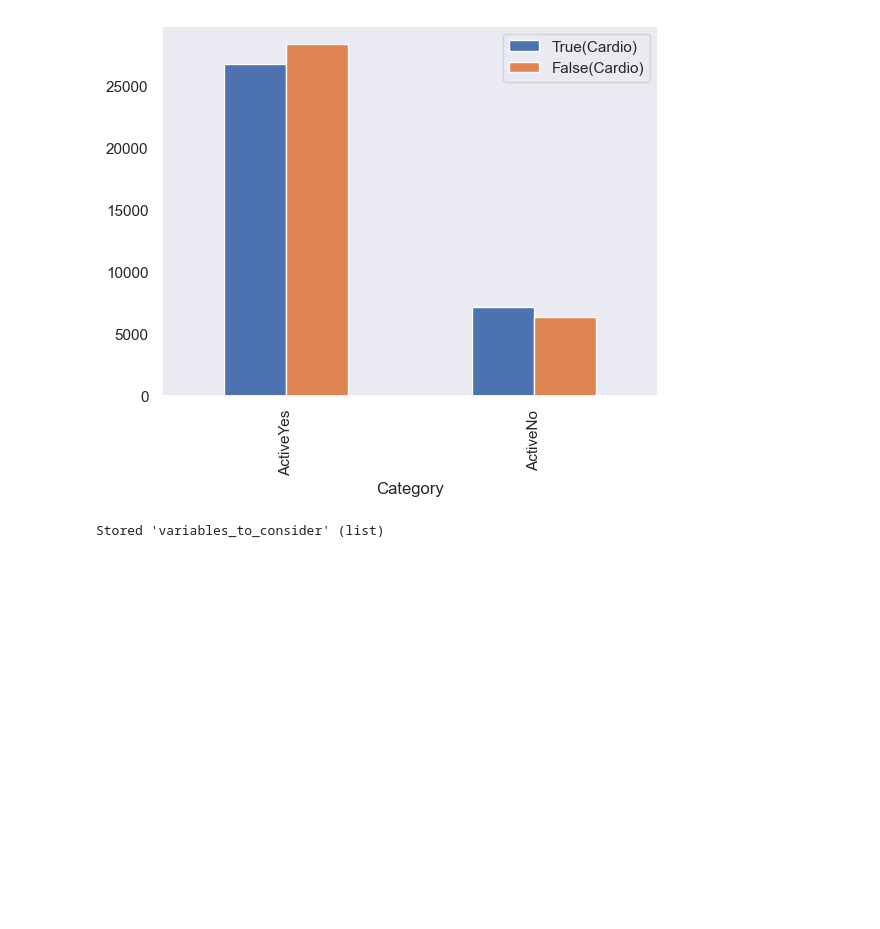
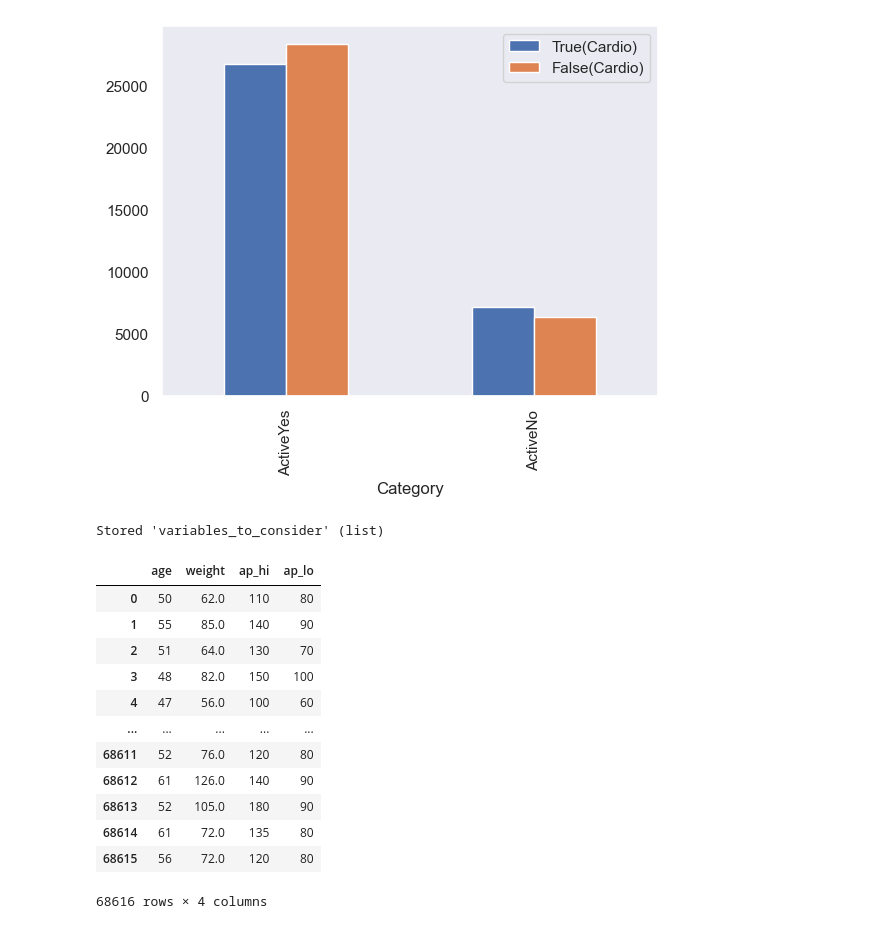
Before and after one commit to Ansh007898/Purojekt, a Jupyter notebook: Main/second_main.ipynb, the cells around one changed output. Drawn from its saved outputs; the diff is of its cells as text; code cells hidden in the pictures; blank space fills up the shorter version.

```diff
--- a/Main/second_main.ipynb
+++ b/Main/second_main.ipynb
@@ -964,3 +966,21 @@ variables_to_consider = ['age', 'weight', 'ap_hi', 'ap_lo', 'cholesterol', 'gluc
 %store variables_to_consider
 # %% [output]
 Stored 'variables_to_consider' (list)
+# %%
+#Trying to see the variables properly.
+p_1f = testdataccopy[variables_to_consider[:4]] #numericals.
+p_1f
+# %% [output]
+|  | age | weight | ap_hi | ap_lo |
+| 0 | 50 | 62.0 | 110 | 80 |
+| 1 | 55 | 85.0 | 140 | 90 |
+| 2 | 51 | 64.0 | 130 | 70 |
+| 3 | 48 | 82.0 | 150 | 100 |
+| 4 | 47 | 56.0 | 100 | 60 |
+| ... | ... | ... | ... | ... |
+| 68611 | 52 | 76.0 | 120 | 80 |
+| 68612 | 61 | 126.0 | 140 | 90 |
+| 68613 | 52 | 105.0 | 180 | 90 |
+| 68614 | 61 | 72.0 | 135 | 80 |
+| 68615 | 56 | 72.0 | 120 | 80 |
+68616 rows × 4 columns
```
Also changed, not shown: parts of 6 cells of this notebook, 1 other file.
